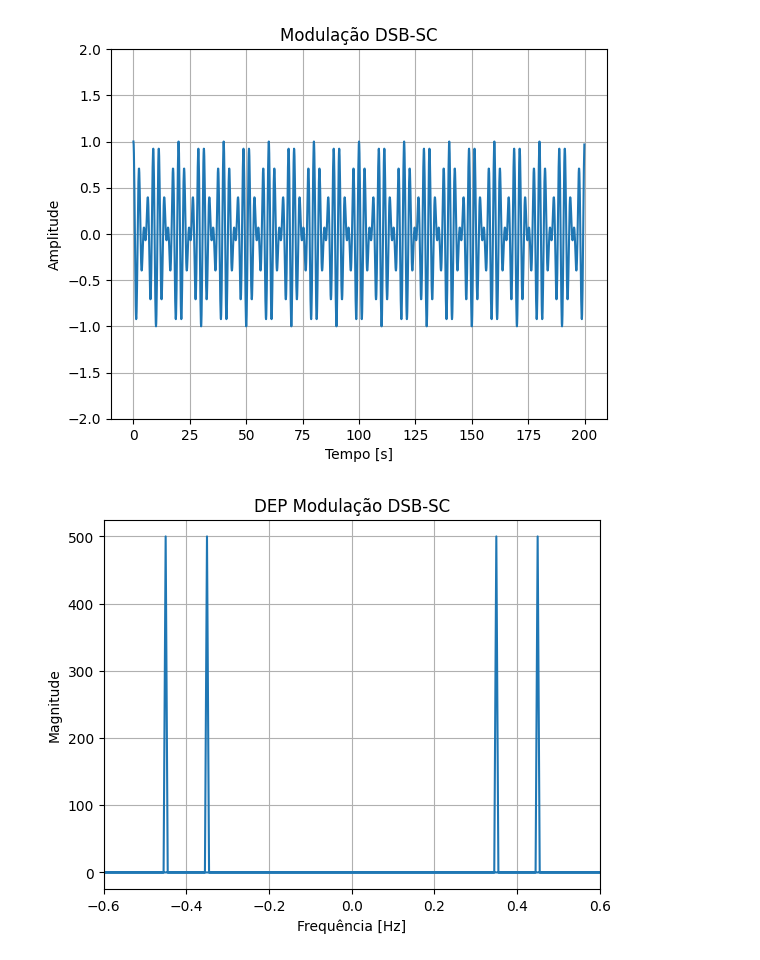
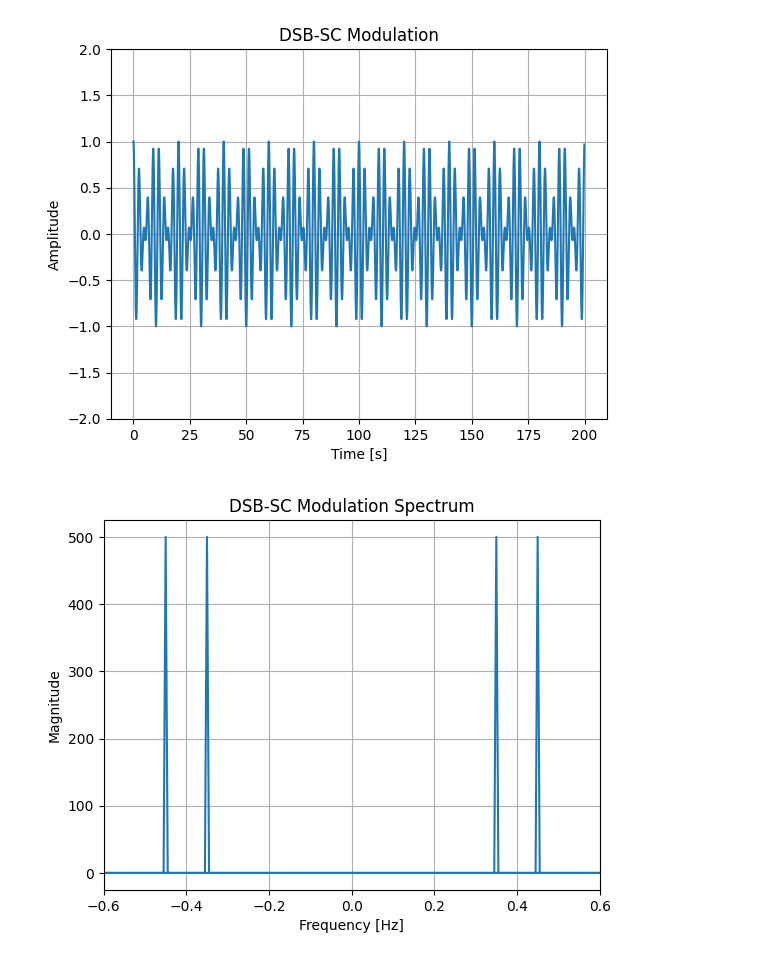
Before and after one commit to vitorfraga12/Principios-de-Comunicaoes, a Jupyter notebook: modulações.ipynb, the cells around one changed output. Saved outputs shown, nothing was run; the diff lists cells and outputs as text; code cells hidden in the pictures.

```diff
--- a/modulações.ipynb
+++ b/modulações.ipynb
@@ -50,28 +85,28 @@ Fazendo agora para DSB-SC
 # %%
 m_t = np.cos(2*np.pi*fm*t)
 dsb_sc = ac*m_t*np.cos(2*np.pi*fc*t)
 plt.figure()
 plt.plot(t, dsb_sc)
-plt.title('Modulação DSB-SC')
-plt.xlabel('Tempo [s]')
+plt.title('DSB-SC Modulation')
+plt.xlabel('Time [s]')
 plt.ylabel('Amplitude')
 plt.ylim(-2,2)
 plt.grid()
 plt.show()
 
 fft_result_dsb = np.fft.fft(dsb_sc, M)
 fft_freq_dsb = np.fft.fftfreq(M, 1/fs)
 
-# Plotar espectro de frequência
+# Ploting the FFT
 plt.figure()
 plt.plot(fft_freq_dsb, np.abs(fft_result_dsb))
-plt.title('DEP Modulação DSB-SC')
-plt.xlabel('Frequência [Hz]')
+plt.title('DSB-SC Modulation Spectrum')
+plt.xlabel('Frequency [Hz]')
 plt.ylabel('Magnitude')
-plt.xlim([-0.6, 0.6])  # Limitar faixa de frequência para -5Hz a 5Hz
-plt.grid(True)
+plt.xlim([-0.6, 0.6])  # Limiting frequency range
+plt.grid()
 plt.show()
 # %% [output]
-[figure, old version]
+[figure, new version]
-[figure, old version]
+[figure, new version]
 # %%
```
Also changed, not shown: parts of 13 cells of this notebook.
